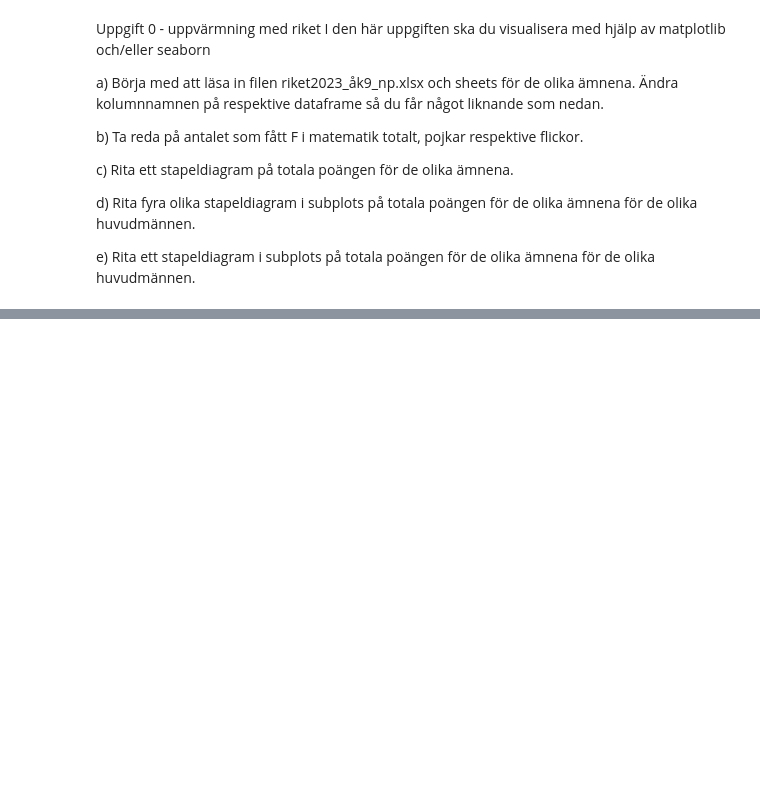
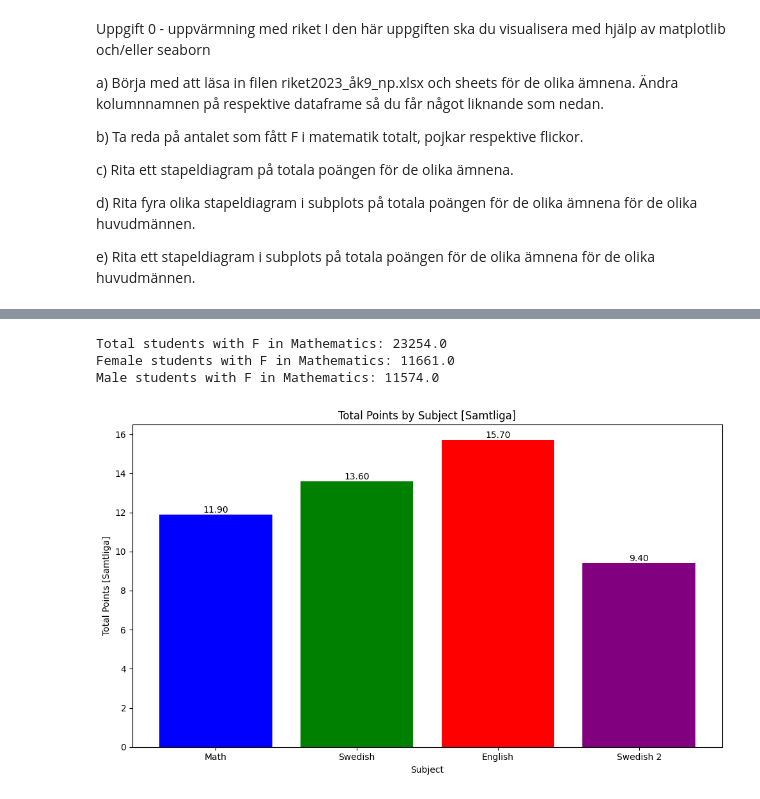
Before and after one commit to Buriiboo/Brian-Gomez-Santiestevez-OPA23GB, a Jupyter notebook: Labb2/Labb2.ipynb, the cells around one changed output, grey strips where cells are left out. Cells and saved outputs as stored; diff of their text form; code cells hidden in the pictures; blank space fills up the shorter version.

```diff
--- a/Labb2/Labb2.ipynb
+++ b/Labb2/Labb2.ipynb
@@ -82,0 +83,63 @@ print(xls.sheet_names)
+# %%
+# Convert A-E percentage columns to numeric, just in case of non-numeric values
+df_math['Total (A-E)[%]'] = pd.to_numeric(df_math['Total (A-E)[%]'], errors='coerce')
+df_math['Girls (A-E)[%]'] = pd.to_numeric(df_math['Girls (A-E)[%]'], errors='coerce')
+df_math['Boys (A-E)[%]'] = pd.to_numeric(df_math['Boys (A-E)[%]'], errors='coerce')
+
+# Calculate the number of students with grades A-E as a fraction of total students
+df_math['Total (A-E) Count'] = df_math['Total (A-F)'] * df_math['Total (A-E)[%]'] / 100
+df_math['Girls (A-E) Count'] = df_math['Girls (A-F)'] * df_math['Girls (A-E)[%]'] / 100
+df_math['Boys (A-E) Count'] = df_math['Boys (A-F)'] * df_math['Boys (A-E)[%]'] / 100
+
+# Calculate the number of students with F by subtracting A-E counts from the total counts
+df_math['Total (F)'] = df_math['Total (A-F)'] - df_math['Total (A-E) Count']
+df_math['Girls (F)'] = df_math['Girls (A-F)'] - df_math['Girls (A-E) Count']
+df_math['Boys (F)'] = df_math['Boys (A-F)'] - df_math['Boys (A-E) Count']
+
+# Display the calculated F counts
+print("Total students with F in Mathematics:", df_math['Total (F)'].sum().round())
+print("Female students with F in Mathematics:", df_math['Girls (F)'].sum().round())
+print("Male students with F in Mathematics:", df_math['Boys (F)'].sum().round())
+# %% [output]
+Total students with F in Mathematics: 23254.0
+Female students with F in Mathematics: 11661.0
+Male students with F in Mathematics: 11574.0
+# %%
+# Assuming 'Samtliga' corresponds to the first row after the header, which is indexed as 0
+sam_row_index = 0
+
+# Selecting the 'Samtliga' row for each subject
+sam_math = df_math.iloc[sam_row_index]
+sam_swedish = df_swedish.iloc[sam_row_index]
+sam_english = df_english.iloc[sam_row_index]
+sam_swedish2 = df_swedish2.iloc[sam_row_index]
+
+# Assuming you want to show the 'Total (points)[mean]' for 'Samtliga' for each subject
+total_points_sam = [
+    sam_math['Total (points)[mean]'],
+    sam_swedish['Total (points)[mean]'],
+    sam_english['Total (points)[mean]'],
+    sam_swedish2['Total (points)[mean]']
+]
+
+# Subjects array as before
+subjects = ['Math', 'Swedish', 'English', 'Swedish 2']
+
+# Create a bar chart using the 'Samtliga' data
+plt.figure(figsize=(10, 6))  # Optional: Adjust the figure size
+bars = plt.bar(subjects, total_points_sam, color=['blue', 'green', 'red', 'purple'])
+
+# Adding labels and title
+plt.xlabel('Subject')
+plt.ylabel('Total Points [Samtliga]')
+plt.title('Total Points by Subject [Samtliga]')
+
+# Optional: Add data labels on each bar
+for bar in bars:
+    height = bar.get_height()
+    plt.text(bar.get_x() + bar.get_width() / 2., height, f'{height:.2f}', ha='center', va='bottom')
+
+plt.tight_layout()
+plt.show()
+# %% [output]
+[figure, added]
```
Also changed, not shown: parts of 5 cells of this notebook, 1 other file.
